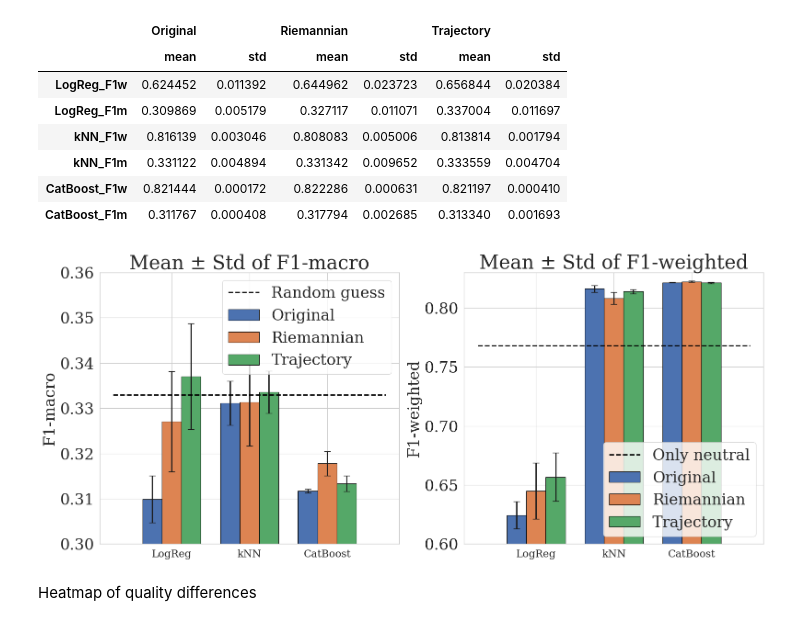
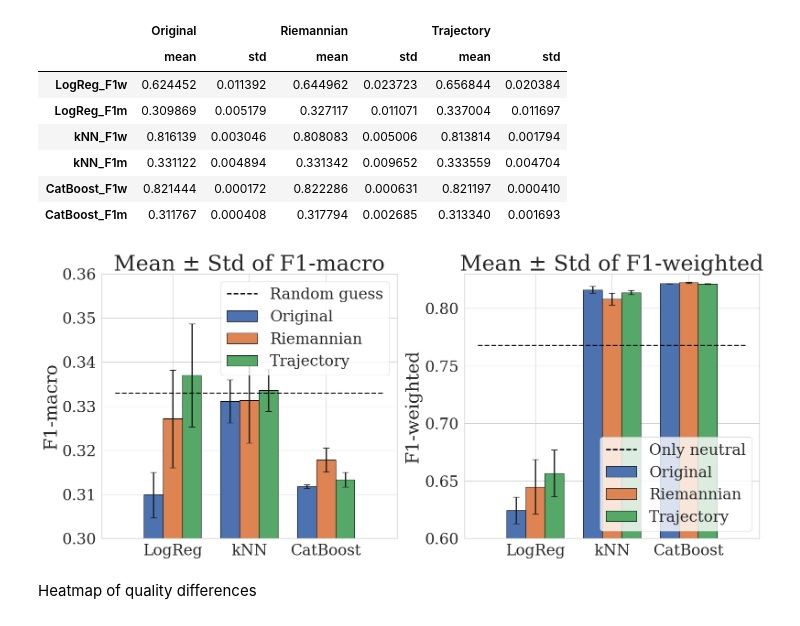
Before and after one commit to intsystems/Vladimirov-MS-Thesis, a Jupyter notebook: code/post-hoc-analysis.ipynb, the cells around one changed output. Saved outputs shown, nothing was run; the diff lists cells and outputs as text; code cells hidden in the pictures.

```diff
--- a/code/post-hoc-analysis.ipynb
+++ b/code/post-hoc-analysis.ipynb
@@ -407,40 +413,40 @@ for i, space in enumerate(SPACES):
         edgecolor="black",
     )
 ax1.hlines(0.333, x_macro[0] - 3*width, x_macro[-1] + 3*width, colors="black",
            linestyles="--", label="Random guess")
 ax1.set_xticks(x_macro)
-ax1.set_xticklabels(models_macro)
+ax1.set_xticklabels(models_macro, fontsize=24)
 ax1.set_ylim(0.3, 0.36)
-ax1.set_title("Mean ± Std of F1-macro")
-ax1.set_ylabel("F1-macro")
+ax1.set_title("Mean ± Std of F1-macro", fontsize=34)
+ax1.set_ylabel("F1-macro", fontsize=28)
 ax1.legend()
 
 # --- Plot F1-weighted ---
 for i, space in enumerate(SPACES):
     ax2.bar(
         x_weighted + (i - 1) * width,
         weighted_means[space],
         width,
         yerr=weighted_stds[space],
         capsize=5,
         label=space,
         edgecolor="black",
     )
 ax2.hlines(0.768, x_weighted[0] - 3*width, x_weighted[-1] + 3*width,
            colors="black", linestyles="--", label="Only neutral")
 ax2.set_xticks(x_weighted)
-ax2.set_xticklabels(models_weighted)
+ax2.set_xticklabels(models_weighted, fontsize=24)
 ax2.set_ylim(0.6, 0.83)
-ax2.set_title("Mean ± Std of F1-weighted")
-ax2.set_ylabel("F1-weighted")
+ax2.set_title("Mean ± Std of F1-weighted", fontsize=34)
+ax2.set_ylabel("F1-weighted", fontsize=28)
 ax2.legend()
 
 plt.tight_layout()
 plt.savefig(os.path.join(FIGURES_DIR, 'casca-spaces-by-models.pdf'))
 
 plt.show()
 # %% [output]
-[figure, old version]
+[figure, new version]
 # %% [markdown]
 Heatmap of quality differences
 # %%
```
Also changed, not shown: parts of 15 cells of this notebook, 19 other files.
